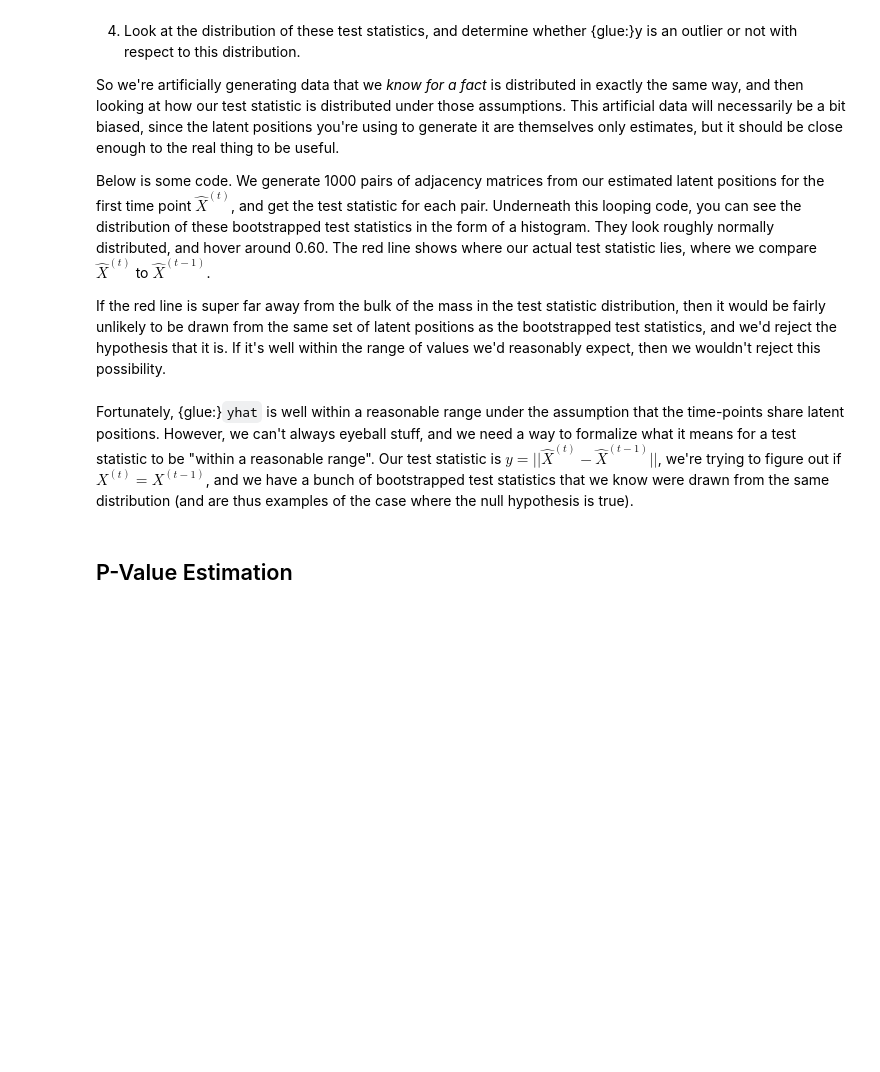
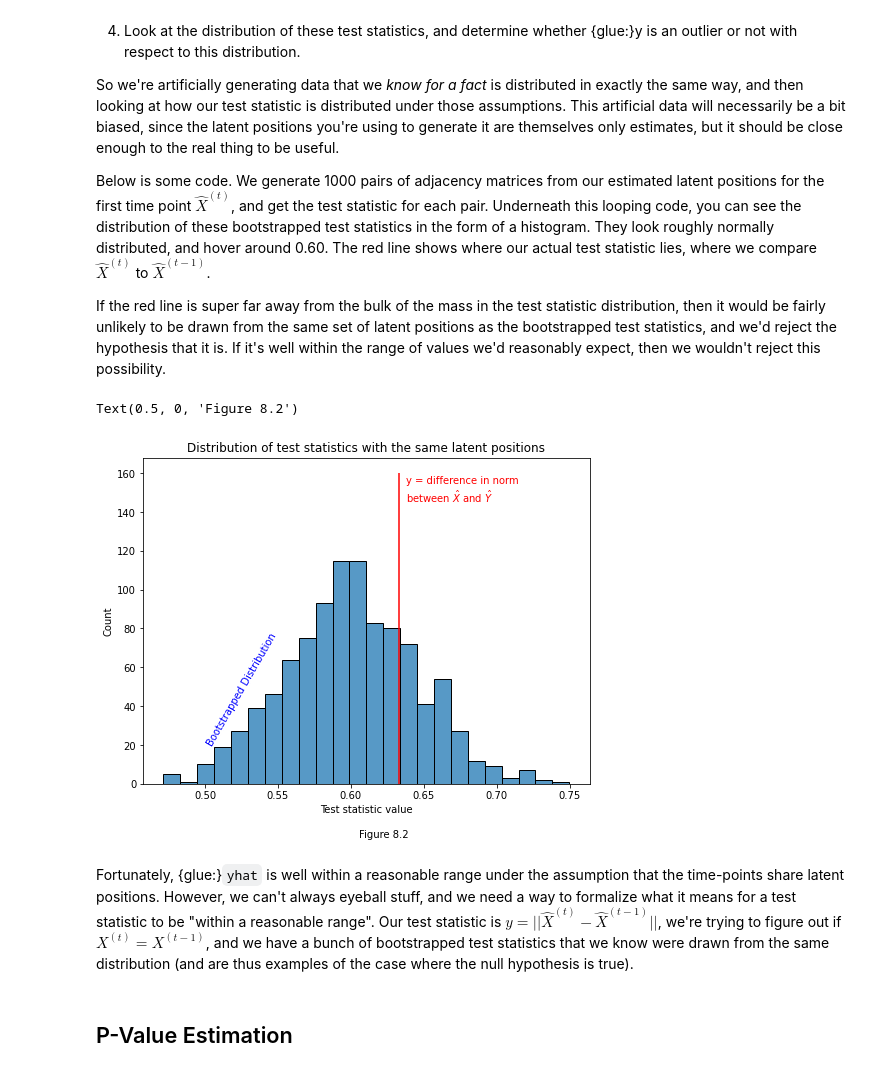
Before and after one commit to loftusa/thesis, a Jupyter notebook: network_machine_learning_in_python/applications/ch10/anomaly-detection.ipynb, the cells around one changed output. Drawn from its saved outputs; the diff is of its cells as text; code cells hidden in the pictures; blank space fills up the shorter version.

```diff
--- a/network_machine_learning_in_python/applications/ch10/anomaly-detection.ipynb
+++ b/network_machine_learning_in_python/applications/ch10/anomaly-detection.ipynb
@@ -139,8 +139,8 @@ def get_statistic(adjacencies, return_latents=False):
     Xhat, Yhat = latents_est[0], latents_est[1]
     yhat = np.linalg.norm(Xhat - Yhat, ord=2)
     if return_latents:
-        return y, Xhat
+        return yhat, Xhat
     else:
-        return y
+        return yhat
 
 yhat, Xhat = get_statistic(networks, return_latents=True)
@@ -189,17 +189,20 @@ bootstraps = np.array(bootstraps)
 # %%
 fig, ax = plt.subplots(figsize=(8, 6))
 
 plot = sns.histplot(bootstraps, ax=ax)
 plot.set_title("Distribution of test statistics with the same latent positions");
 plot.set_xlabel("Test statistic value");
 
-plot.vlines(y, 0, 160, colors='r')
-plot.annotate("\hat{y} = difference in norm \nbetween $\hat{X}$ and $\hat{Y}$", (y+.005, 145), c='r');
+plot.vlines(yhat, 0, 160, colors='r')
+plot.annotate("y = difference in norm \nbetween $\hat{X}$ and $\hat{Y}$", (yhat+.005, 145), c='r');
 plot.text(.50, 20, "Bootstrapped Distribution", color="blue", rotation=60)
 
 plt.figtext(.5, 0, "Figure 8.2")
+# %% [output]
+Text(0.5, 0, 'Figure 8.2')
+[figure, added]
 # %% [markdown]
-Fortunately, {glue:}`yhat` is well within a reasonable range under the assumption that the time-points share latent positions. However, we can't always eyeball stuff, and we need a way to formalize what it means for a test statistic to be "within a reasonable range". Our test statistic is  $\hat{y} = ||\hat{X}^{(t)} - \hat{X}^{(t-1)}||$, we're trying to figure out if $X^{(t)} = X^{(t-1)}$, and we have a bunch of bootstrapped test statistics that we know were drawn from the same distribution (and are thus examples of the case where the null hypothesis is true).
+Fortunately, {glue:}`yhat` is well within a reasonable range under the assumption that the time-points share latent positions. However, we can't always eyeball stuff, and we need a way to formalize what it means for a test statistic to be "within a reasonable range". Our test statistic is  $y = ||\hat{X}^{(t)} - \hat{X}^{(t-1)}||$, we're trying to figure out if $X^{(t)} = X^{(t-1)}$, and we have a bunch of bootstrapped test statistics that we know were drawn from the same distribution (and are thus examples of the case where the null hypothesis is true).
 # %% [markdown]
 ## P-Value Estimation
 # %% [markdown]
```
Also changed, not shown: parts of 4 cells of this notebook.
